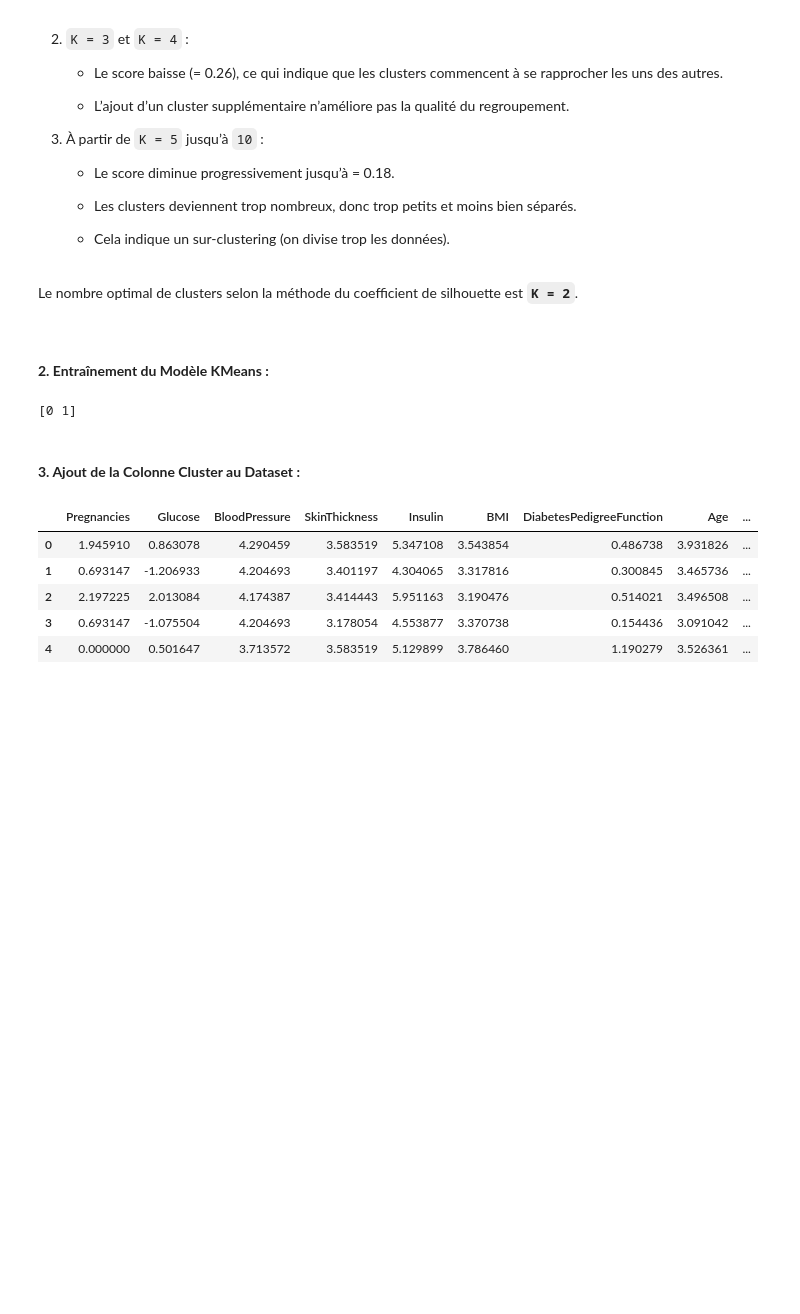
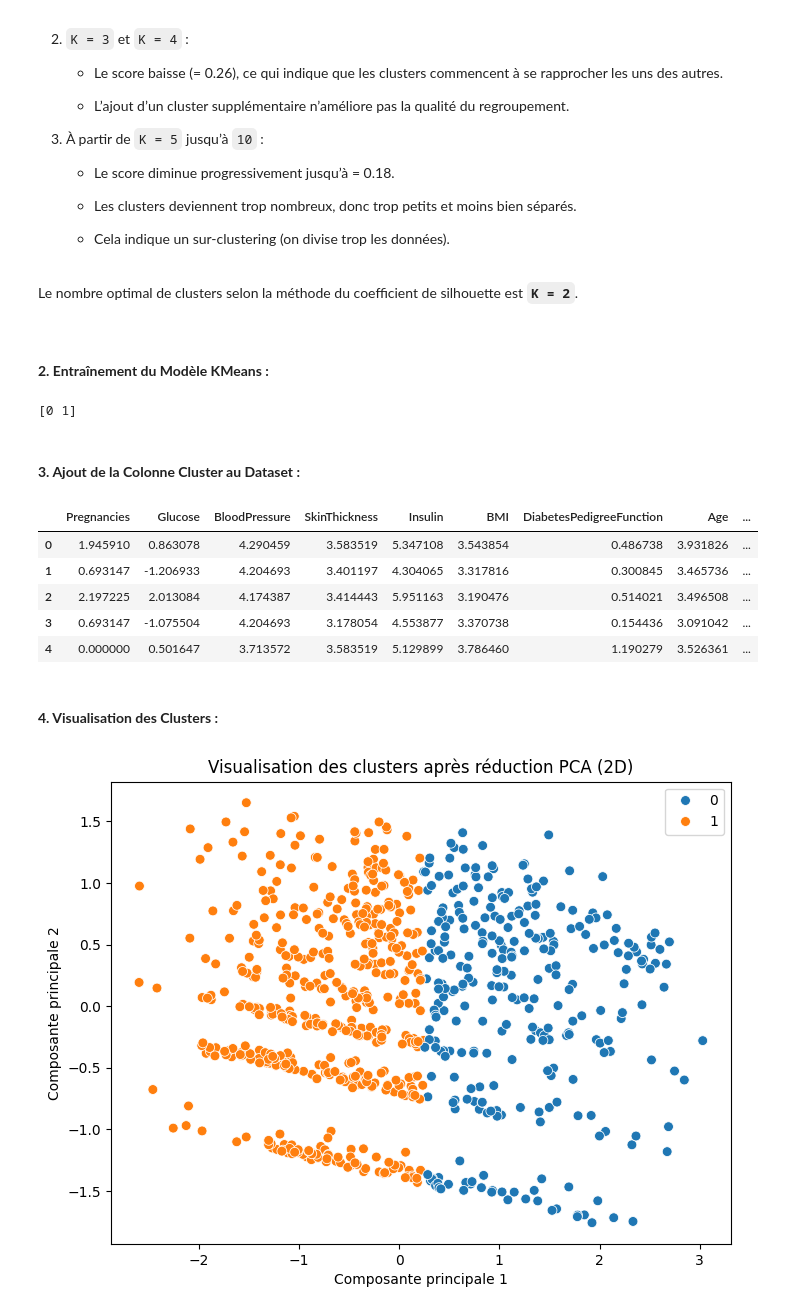
Before and after one commit to ABDELHAFIDAIT/DiabRisk, a Jupyter notebook: src/training.ipynb, the cells around one changed output. Cells and saved outputs as stored; diff of their text form; code cells hidden in the pictures; blank space fills up the shorter version.

Commit message:
AEPDRDD-28 Visualiser les clusters via PCA ou t-SNE

```diff
--- a/src/training.ipynb
+++ b/src/training.ipynb
@@ -225,3 +225,20 @@ data.head()
 | 2 | 2.197225 | 2.013084 | 4.174387 | 3.414443 | 5.951163 | 3.190476 | 0.514021 | 3.496508 | ... |
 | 3 | 0.693147 | -1.075504 | 4.204693 | 3.178054 | 4.553877 | 3.370738 | 0.154436 | 3.091042 | ... |
 | 4 | 0.000000 | 0.501647 | 3.713572 | 3.583519 | 5.129899 | 3.786460 | 1.190279 | 3.526361 | ... |
+# %% [markdown]
+#### **4. Visualisation des Clusters :**
+# %%
+from sklearn.decomposition import PCA
+import seaborn as sns
+
+pca = PCA(n_components=2)
+data_pca = pca.fit_transform(data.drop("Cluster", axis=1))
+
+plt.figure(figsize=(8,6))
+sns.scatterplot(x=data_pca[:,0], y=data_pca[:,1], hue=clusters, palette='tab10', s=50)
+plt.title("Visualisation des clusters après réduction PCA (2D)")
+plt.xlabel("Composante principale 1")
+plt.ylabel("Composante principale 2")
+plt.show()
+# %% [output]
+[figure, added]
```
Also changed, not shown: parts of 1 cell of this notebook.
